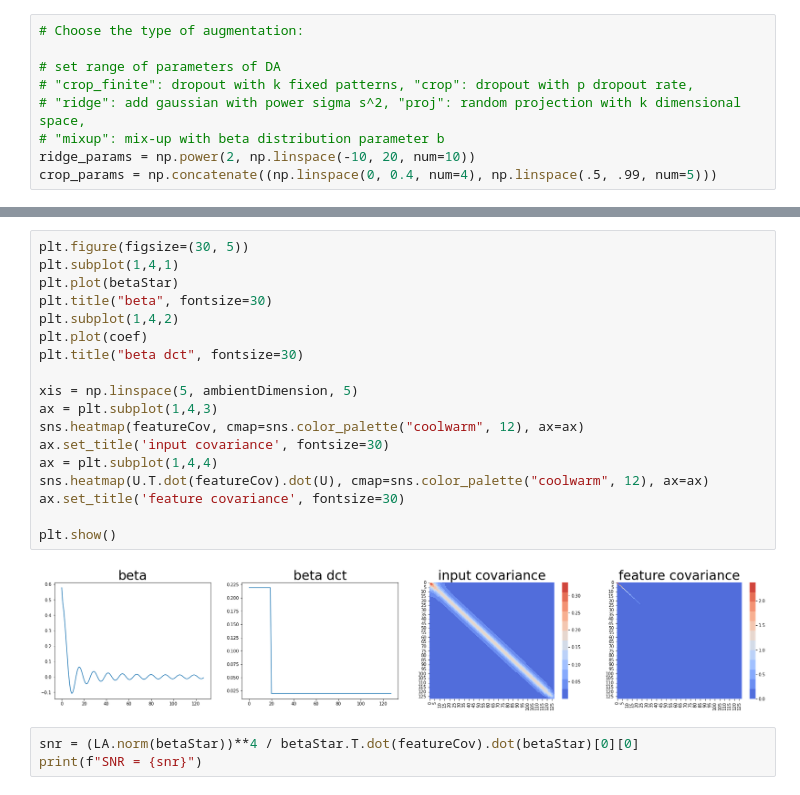
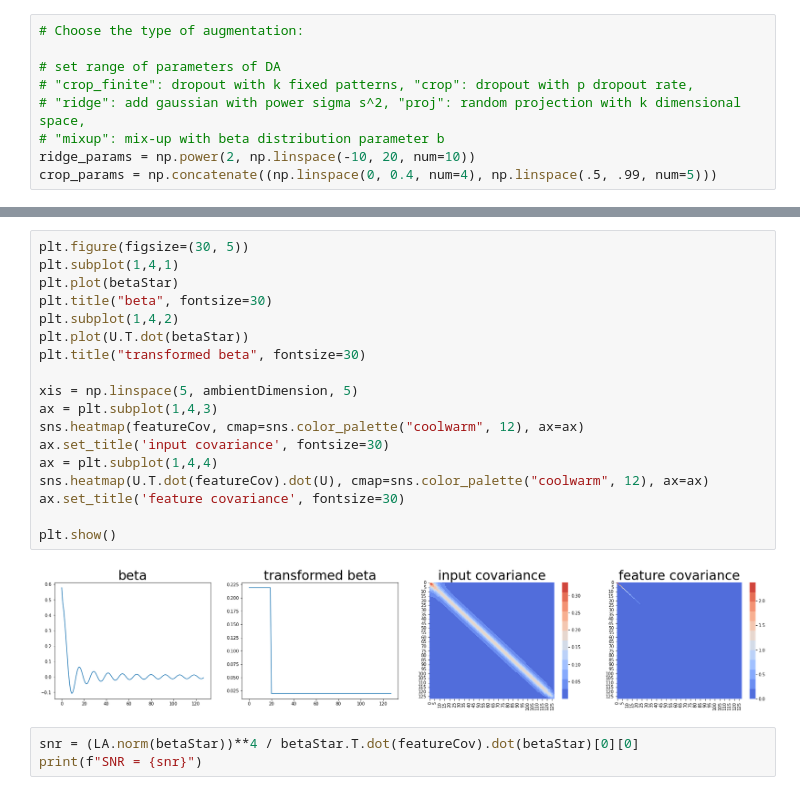
Before and after one commit to nerdslab/augmentation-theory, a Jupyter notebook: overpara_good.ipynb, the cells around one changed output, grey strips where cells are left out. Saved outputs shown, nothing was run; the diff lists cells and outputs as text.

```diff
--- a/overpara_good.ipynb
+++ b/overpara_good.ipynb
@@ -363,23 +177,23 @@ plt.show()
 # %%
 plt.figure(figsize=(30, 5))
 plt.subplot(1,4,1)
 plt.plot(betaStar)
 plt.title("beta", fontsize=30)
 plt.subplot(1,4,2)
-plt.plot(coef)
-plt.title("beta dct", fontsize=30)
+plt.plot(U.T.dot(betaStar))
+plt.title("transformed beta", fontsize=30)
 
 xis = np.linspace(5, ambientDimension, 5)
 ax = plt.subplot(1,4,3)
 sns.heatmap(featureCov, cmap=sns.color_palette("coolwarm", 12), ax=ax)
 ax.set_title('input covariance', fontsize=30)
 ax = plt.subplot(1,4,4)
 sns.heatmap(U.T.dot(featureCov).dot(U), cmap=sns.color_palette("coolwarm", 12), ax=ax)
 ax.set_title('feature covariance', fontsize=30)
 
 plt.show()
 # %% [output]
-[figure, old version]
+[figure, new version]
 # %%
 snr = (LA.norm(betaStar))**4 / betaStar.T.dot(featureCov).dot(betaStar)[0][0]
 print(f"SNR = {snr}")
```
Also changed, not shown: parts of 2 cells of this notebook.
